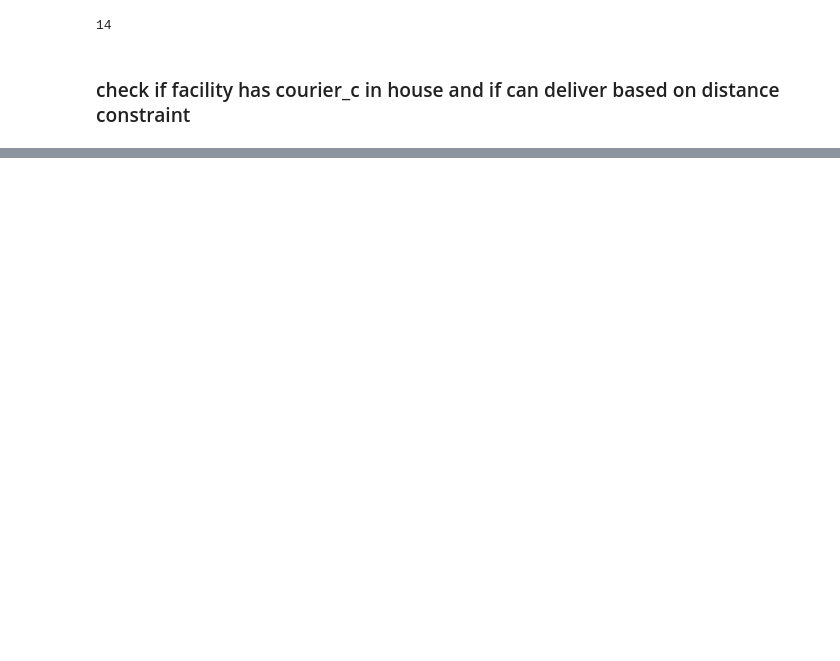
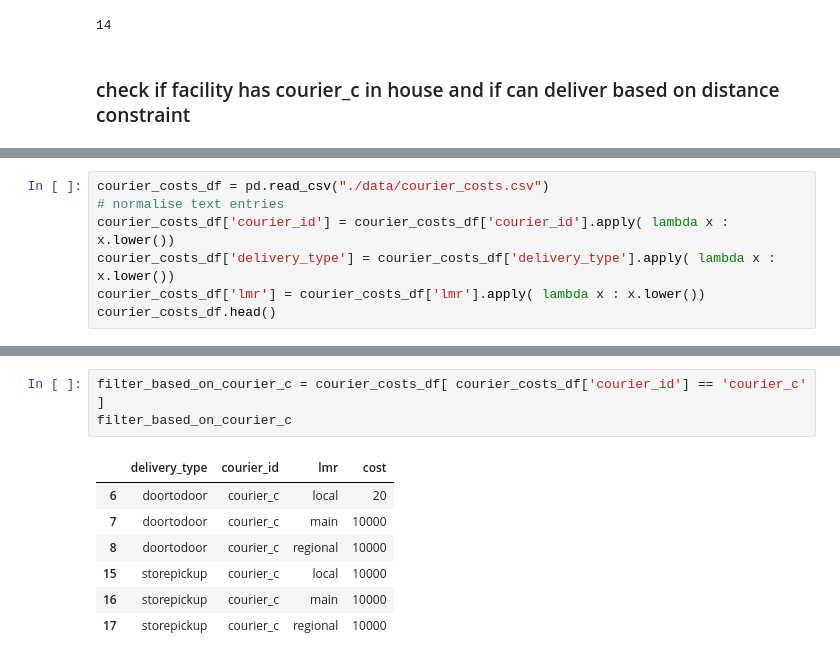
Before and after one commit to kibambe-0167/sc-analyst, a Jupyter notebook: app.ipynb, the cells around one changed output, grey strips where cells are left out. Cells and saved outputs as stored; diff of their text form; blank space fills up the shorter version.

```diff
--- a/app.ipynb
+++ b/app.ipynb
@@ -376,0 +416,7 @@ facility_courier_c_active
+# %%
+courier_costs_df = pd.read_csv("./data/courier_costs.csv")
+# normalise text entries
+courier_costs_df['courier_id'] = courier_costs_df['courier_id'].apply( lambda x : x.lower())
+courier_costs_df['delivery_type'] = courier_costs_df['delivery_type'].apply( lambda x : x.lower())
+courier_costs_df['lmr'] = courier_costs_df['lmr'].apply( lambda x : x.lower())
+courier_costs_df.head()
@@ -376,0 +430,11 @@ facility_courier_c_active
+# %%
+filter_based_on_courier_c = courier_costs_df[ courier_costs_df['courier_id'] == 'courier_c' ]
+filter_based_on_courier_c
+# %% [output]
+|  | delivery_type | courier_id | lmr | cost |
+| 6 | doortodoor | courier_c | local | 20 |
+| 7 | doortodoor | courier_c | main | 10000 |
+| 8 | doortodoor | courier_c | regional | 10000 |
+| 15 | storepickup | courier_c | local | 10000 |
+| 16 | storepickup | courier_c | main | 10000 |
+| 17 | storepickup | courier_c | regional | 10000 |
```
Also changed, not shown: parts of 18 cells of this notebook, 1 other file.
